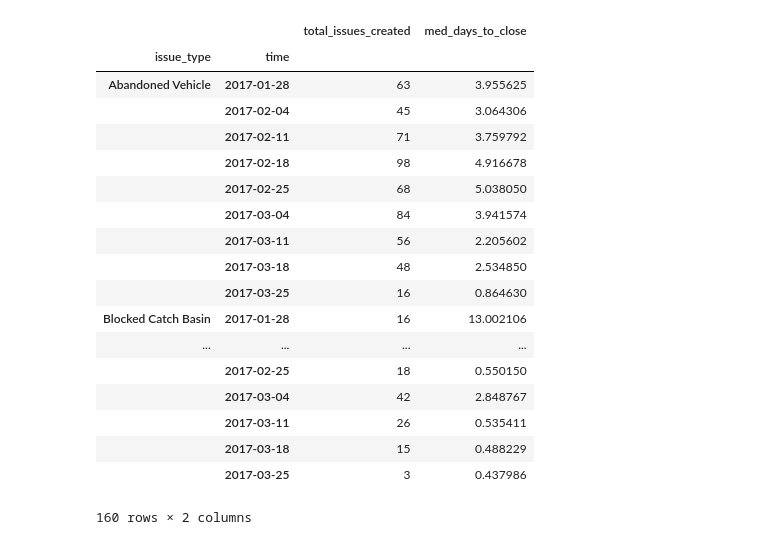
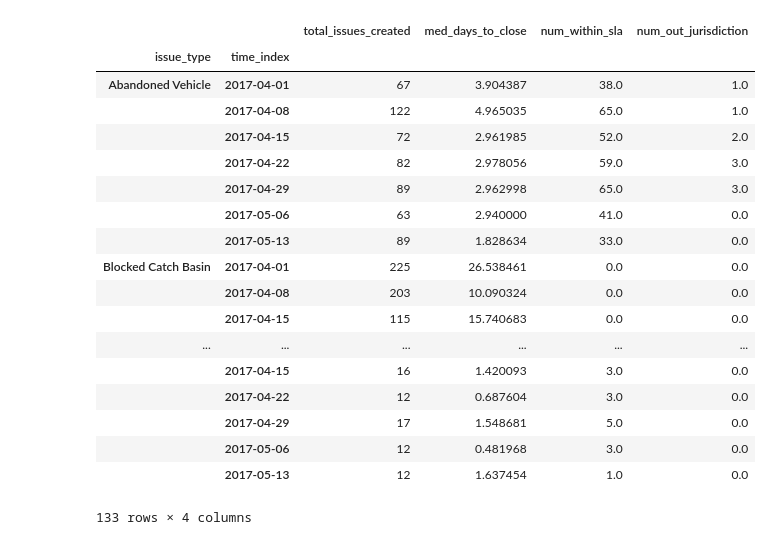
Before and after one commit to jmcbroom/etl, a Jupyter notebook: seeclickfix/02_analyze_series.ipynb, the cells around one changed output. Cells and saved outputs as stored; diff of their text form; code cells hidden in the pictures.

```diff
--- a/seeclickfix/02_analyze_series.ipynb
+++ b/seeclickfix/02_analyze_series.ipynb
@@ -11,0 +16,23 @@ config = {
+# %%
+# FILTER SCF_DF FOR ISSUES WITHIN CONFIGURABLE DATE RANGE
+# optional, this just cleanly aligns our data with our frequency (eg start on a Sun, end on a Sat)
+
+# convert object into datetime
+def makeDate(obj):
+    return datetime.strptime(obj, '%m-%d-%Y')
+
+# store datetime values
+a = scf_df['created_at_date'].apply(lambda x: makeDate(x))
+b = makeDate('03-26-2017')
+c = makeDate('05-13-2017')
+
+# do datetime comparisons, where 'start' and 'end' are booleans
+# filter for: start <= created_at_date <= end
+start = b <= a
+end = a <= c
+
+# filter all issues where start and end are True, set as new dataframe
+scf_df = scf_df.loc[start & end]
+
+# check that we successfully filtered rows
+print(scf_df.shape)
@@ -12,29 +64,33 @@ config = {
 # %%
-# RESAMPLE DATASET BY CONFIGURABLE FREQUENCY
+# RESAMPLE, GROUP BY TYPE, AND AGGREGATE
 
 # pluck out just the columns we care about
-filtered_df = scf_df[['created_at_datetime', 'request_type_title', 'created_at', 'days_create_to_close']]
-filtered_df.columns = ['time', 'issue_type', 'total_issues_created', 'med_days_to_close']
+filtered_df = scf_df[['time_index', 'request_type_title', 'created_at', 'closed_at', 'days_create_to_close', 'within_sla_bool', 'beyond_jurisdiction']]
+filtered_df.columns = ['time_index', 'issue_type', 'total_issues_created', 'num_closed', 'med_days_to_close', 'num_within_sla', 'num_out_jurisdiction']
+
+# set col index
+filtered_df.index = filtered_df['time_index']
 
 # resample the dateset by time, group by request type and aggregate/do math on other cols
-filtered_df.set_index('time').groupby('issue_type').resample(config['frequency']).agg({'total_issues_created': np.count_nonzero, 'med_days_to_close': np.median})
+metrics_df = filtered_df.groupby('issue_type').resample(config['frequency']).agg({'total_issues_created': np.count_nonzero, 'med_days_to_close': np.median, 'num_within_sla': np.sum, 'num_out_jurisdiction': np.sum})
+metrics_df
 # %% [output]
-|  |  | total_issues_created | med_days_to_close |
-| issue_type | time |  |  |
-| Abandoned Vehicle | 2017-01-28 | 63 | 3.955625 |
-|  | 2017-02-04 | 45 | 3.064306 |
-|  | 2017-02-11 | 71 | 3.759792 |
-|  | 2017-02-18 | 98 | 4.916678 |
-|  | 2017-02-25 | 68 | 5.038050 |
-|  | 2017-03-04 | 84 | 3.941574 |
-|  | 2017-03-11 | 56 | 2.205602 |
-|  | 2017-03-18 | 48 | 2.534850 |
-|  | 2017-03-25 | 16 | 0.864630 |
-| Blocked Catch Basin | 2017-01-28 | 16 | 13.002106 |
-| ... | ... | ... | ... |
-|  | 2017-02-25 | 18 | 0.550150 |
-|  | 2017-03-04 | 42 | 2.848767 |
-|  | 2017-03-11 | 26 | 0.535411 |
-|  | 2017-03-18 | 15 | 0.488229 |
-|  | 2017-03-25 | 3 | 0.437986 |
+|  |  | total_issues_created | med_days_to_close | num_within_sla | num_out_jurisdiction |
+| issue_type | time_index |  |  |  |  |
+| Abandoned Vehicle | 2017-04-01 | 67 | 3.904387 | 38.0 | 1.0 |
+|  | 2017-04-08 | 122 | 4.965035 | 65.0 | 1.0 |
+|  | 2017-04-15 | 72 | 2.961985 | 52.0 | 2.0 |
+|  | 2017-04-22 | 82 | 2.978056 | 59.0 | 3.0 |
+|  | 2017-04-29 | 89 | 2.962998 | 65.0 | 3.0 |
+|  | 2017-05-06 | 63 | 2.940000 | 41.0 | 0.0 |
+|  | 2017-05-13 | 89 | 1.828634 | 33.0 | 0.0 |
+| Blocked Catch Basin | 2017-04-01 | 225 | 26.538461 | 0.0 | 0.0 |
+|  | 2017-04-08 | 203 | 10.090324 | 0.0 | 0.0 |
+|  | 2017-04-15 | 115 | 15.740683 | 0.0 | 0.0 |
+| ... | ... | ... | ... | ... | ... |
+|  | 2017-04-15 | 16 | 1.420093 | 3.0 | 0.0 |
+|  | 2017-04-22 | 12 | 0.687604 | 3.0 | 0.0 |
+|  | 2017-04-29 | 17 | 1.548681 | 5.0 | 0.0 |
+|  | 2017-05-06 | 12 | 0.481968 | 3.0 | 0.0 |
+|  | 2017-05-13 | 12 | 1.637454 | 1.0 | 0.0 |
-160 rows × 2 columns
+133 rows × 4 columns
```
Also changed, not shown: parts of 6 cells of this notebook, 2 other files.
